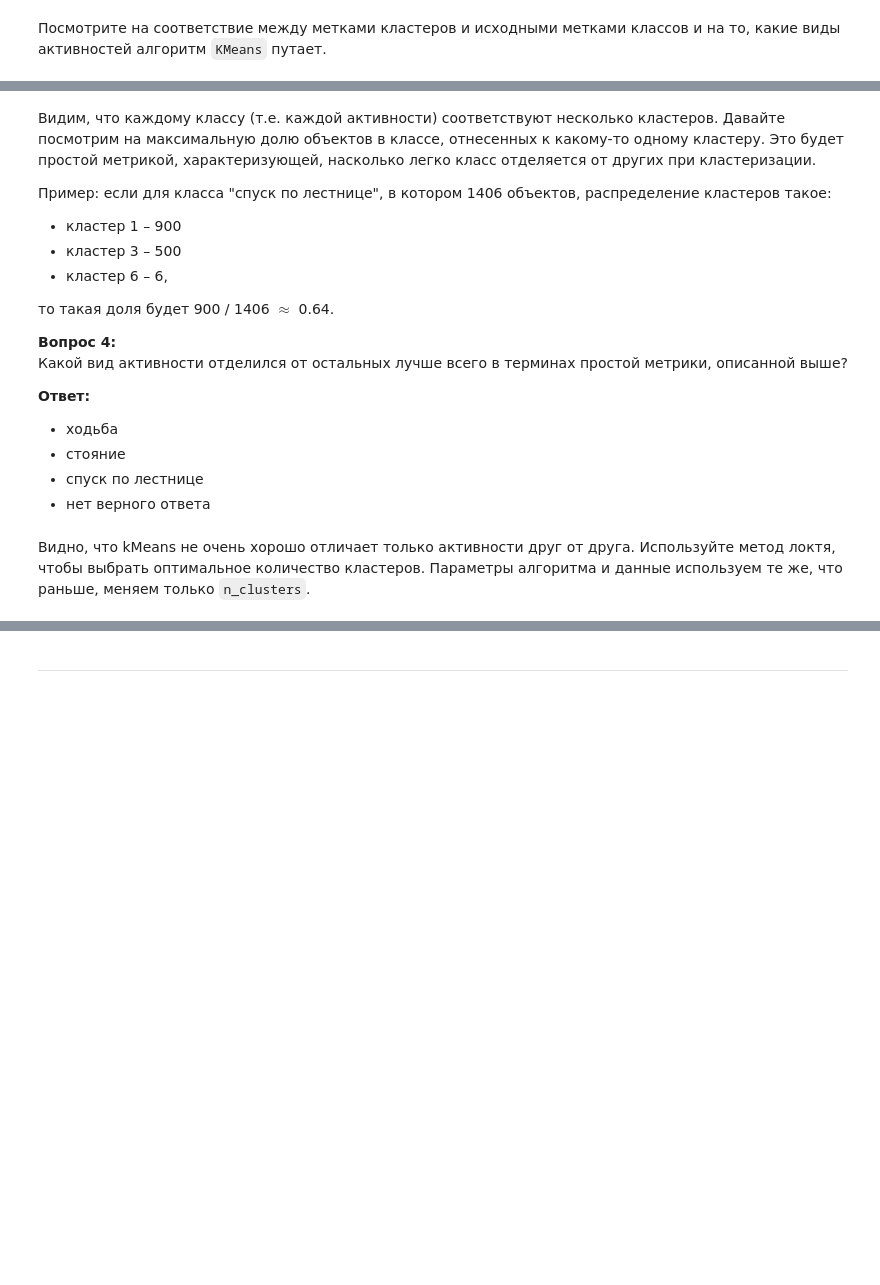
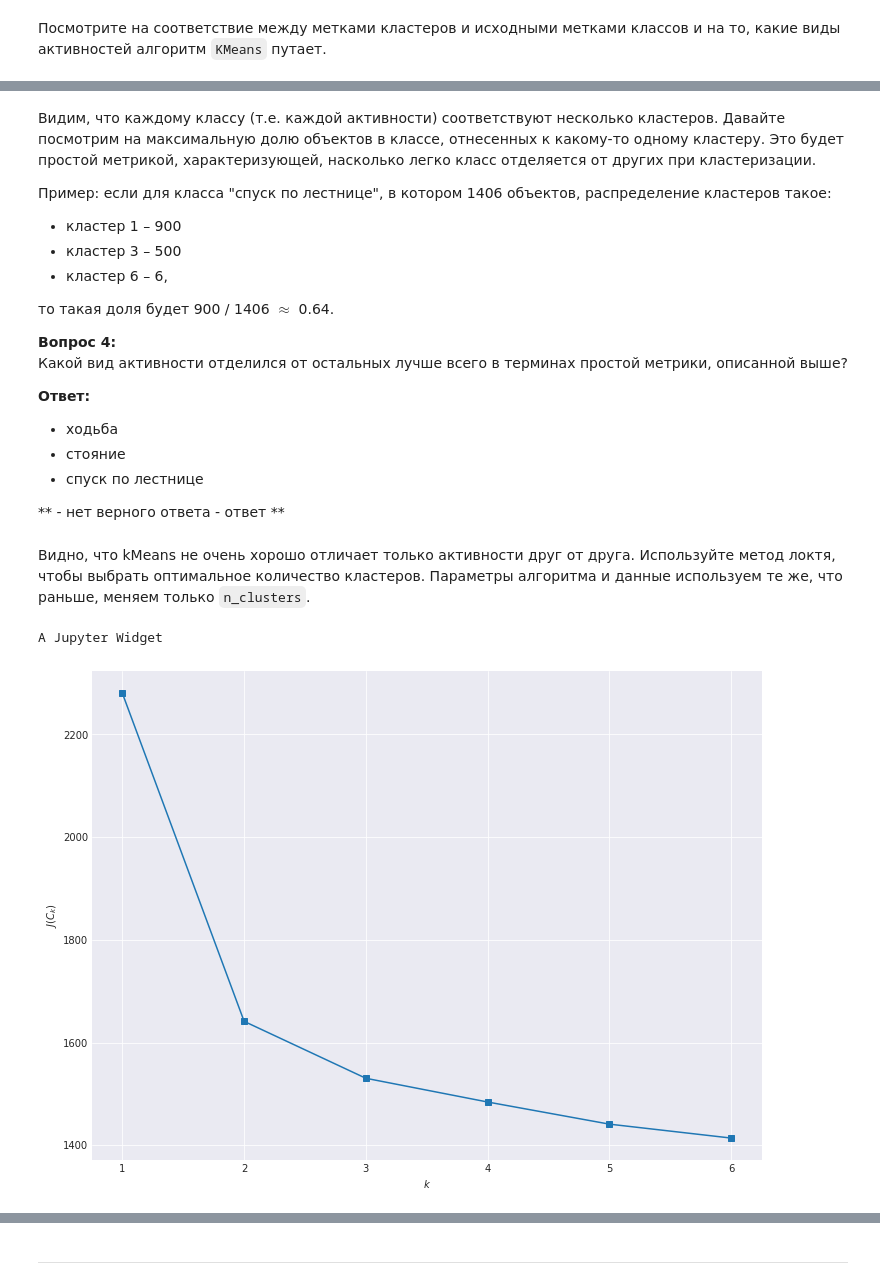
Before and after one commit to maxsaprykin/MLClass, a Jupyter notebook: hw7/hw7_session3_unsupervised_learning.ipynb, the cells around one changed output, grey strips where cells are left out. Cells and saved outputs as stored; diff of their text form; code cells hidden in the pictures; blank space fills up the shorter version.

```diff
--- a/hw7/hw7_session3_unsupervised_learning.ipynb
+++ b/hw7/hw7_session3_unsupervised_learning.ipynb
@@ -206,15 +250,23 @@ tab
 - ходьба
 - стояние
 - спуск по лестнице
-- нет верного ответа
+
+** - нет верного ответа - ответ **
 # %% [markdown]
 Видно, что kMeans не очень хорошо отличает только активности друг от друга. Используйте метод локтя, чтобы выбрать оптимальное количество кластеров. Параметры алгоритма и данные используем те же, что раньше, меняем только `n_clusters`.
 # %%
 # Ваш код здесь
 inertia = []
 for k in tqdm_notebook(range(1, n_classes + 1)):
-    #
-    #
+    kmeans = KMeans(n_clusters=k, random_state=RANDOM_STATE).fit(X_pca)
+    inertia.append(np.sqrt(kmeans.inertia_))
+
+plt.plot(range(1, n_classes + 1), inertia, marker='s');
+plt.xlabel('$k$')
+plt.ylabel('$J(C_k)$');
+# %% [output]
+A Jupyter Widget
+[figure, added]
 # %% [markdown]
 **Вопрос 5:**<br>
 Какое количество кластеров оптимально выбрать, согласно методу локтя?<br>
```
Also changed, not shown: parts of 12 cells of this notebook.
